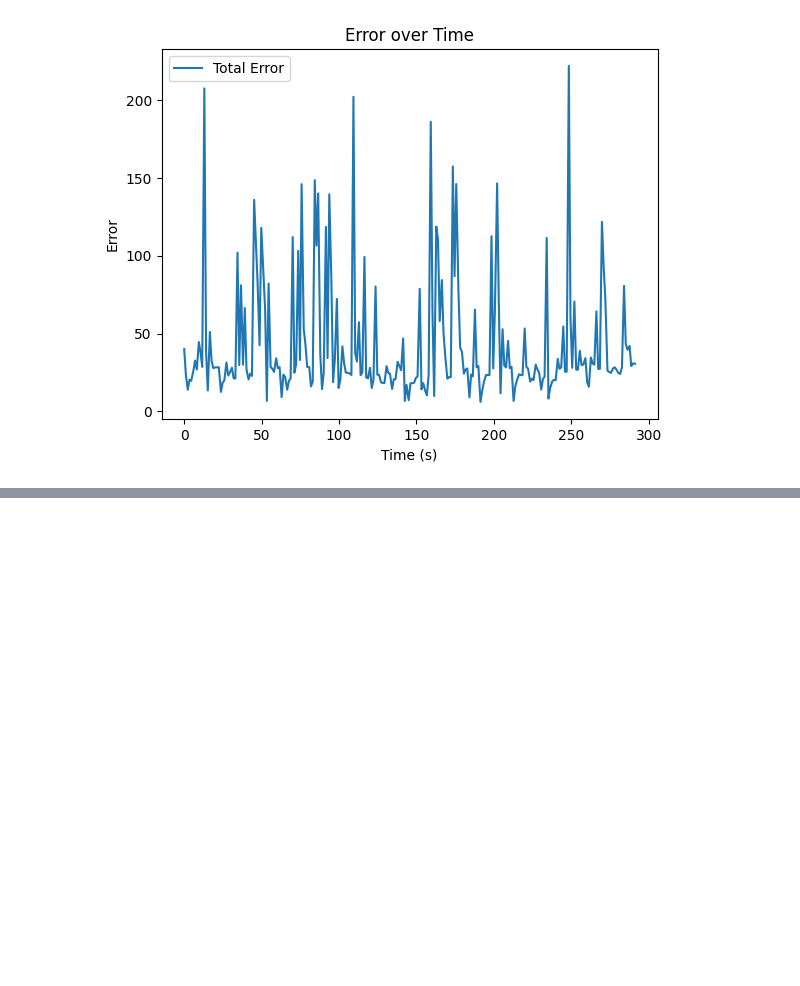
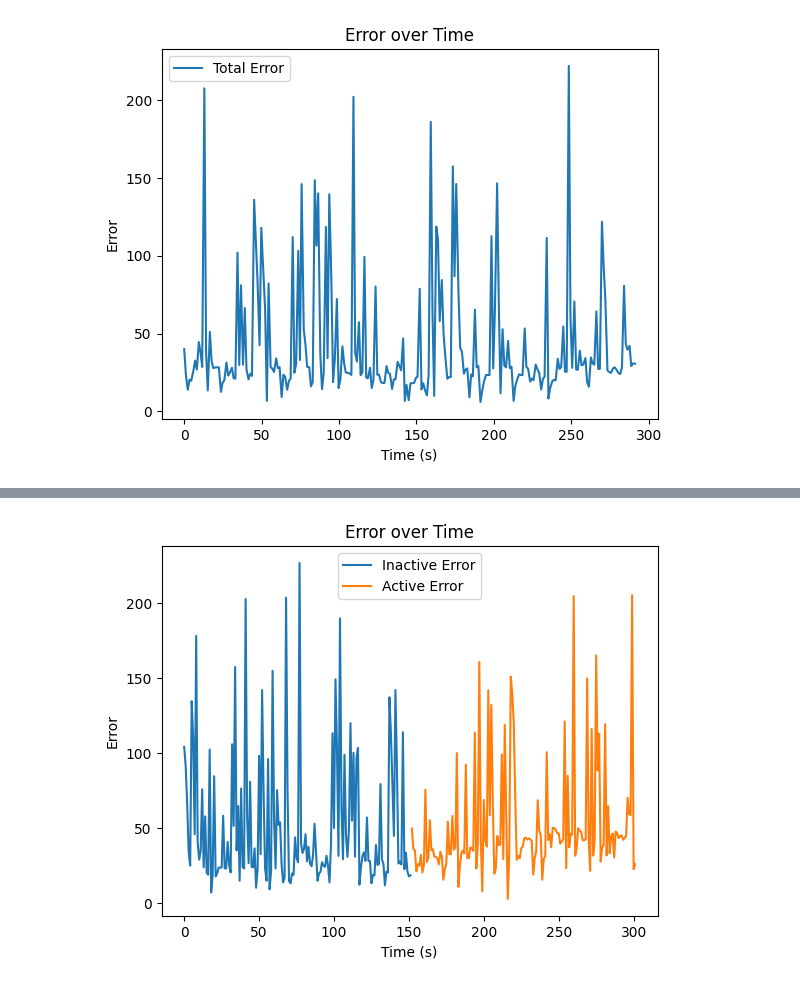
Before and after one commit to RaixSplitter/34752-bio-robotics-exercises, a Jupyter notebook: project_work/graph_gen.ipynb, the cells around one changed output, grey strips where cells are left out. Saved outputs shown, nothing was run; the diff lists cells and outputs as text; code cells hidden in the pictures; blank space fills up the shorter version.

```diff
--- a/project_work/graph_gen.ipynb
+++ b/project_work/graph_gen.ipynb
@@ -5,6 +5,8 @@ import pandas as pd
 from datetime import datetime
 # %%
 DATA_PATH = "run_log_default_test.csv"
+DATA_AH_TOGGLE_PATH = "run_log_af_toggle_test.csv"
+DATA_AH_TOGGLE_FIXED_POINTS_PATH = "run_log_af_toggle_fixed_points.csv"
 # %%
 
 df = pd.read_csv(DATA_PATH)
@@ -26,0 +45,27 @@ plt.show()
+# %%
+
+df = pd.read_csv(DATA_AH_TOGGLE_PATH)
+columns = ["p_id", "is_active", "error_x", "error_y", "timestamp"]
+df.columns = columns
+
+df = df[df['p_id'] <= 100]
+
+df['timestamp_sec'] = (
+    pd.to_datetime(df['timestamp']) - pd.to_datetime(df['timestamp'].iloc[0])
+).dt.total_seconds()
+
+df_active = df[df['is_active'] == True]
+df_inactive = df[df['is_active'] == False]
+
+error_inactive = np.sqrt(df_inactive['error_x']**2 + df_inactive['error_y']**2)
+error_active = np.sqrt(df_active['error_x']**2 + df_active['error_y']**2)
+
+plt.plot(df_inactive.index, error_inactive, label='Inactive Error')
+plt.plot(df_active.index, error_active, label='Active Error')
+plt.xlabel('Time (s)')
+plt.ylabel('Error')
+plt.title('Error over Time')
+plt.legend()
+plt.show()
+# %% [output]
+[figure, added]
```
Also changed, not shown: parts of 4 cells of this notebook, 6 other files.
